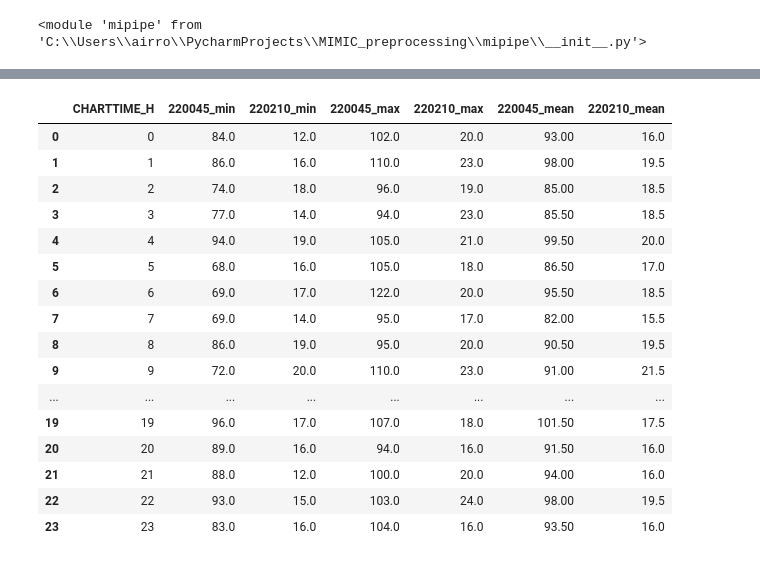
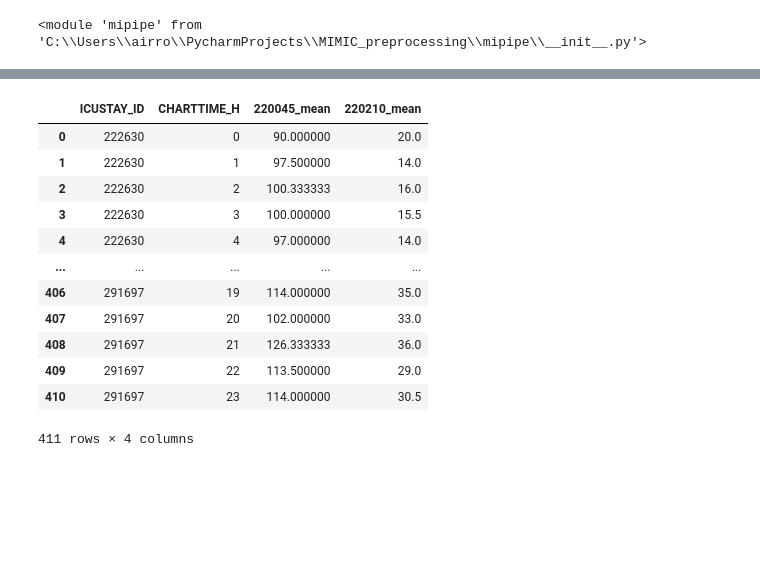
Before and after one commit to Harry-PARK/MIMIC_preprocessing, a Jupyter notebook: test.ipynb, the cells around one changed output, grey strips where cells are left out. Cells and saved outputs as stored; diff of their text form; code cells hidden in the pictures; blank space fills up the shorter version.

```diff
--- a/test.ipynb
+++ b/test.ipynb
@@ -1,8 +1,10 @@
 # %%
 import os
+
 import pandas as pd
+from sqlalchemy import create_engine
 
-import mipipe as mp
+import mipipe as mip
 
 # MySQL 데이터베이스 연결 정보
 username = 'root'
@@ -10,6 +12,6 @@ password = os.getenv('AIMED_PW')
 host = '172.28.8.103'
 port = '3306'  # 예: '3306'
 database = "MIMIC_III"
-db_engine = mp.DBConfig(username, password, host, port, database).engine
+db_engine = create_engine(f'mysql+pymysql://{username}:{password}@{host}:{port}/{database}')
 # %%
 from importlib import reload
@@ -73,5 +22,5 @@ dic
 # %%
-query = "SELECT * FROM CHARTEVENTS WHERE ICUSTAY_ID IN (228281.0);"
+query = "SELECT * FROM CHARTEVENTS LIMIT 10000;"
 icu_patient = pd.read_sql(query, db_engine)
 icu_patient
 # %% [output]
@@ -90,0 +40,3 @@ icu_patient
+# %%
+t1 = mip.group_variables(icu_patient)
+t1
@@ -91,24 +57,17 @@ icu_patient
 # %%
-
-
-
-icu_copy = icu_patient.copy()
-hourby_aggregate(icu_copy, [220210, 220045], min_=True, max_=True)
+t2 = mip.hour_aggregate(t1, [220210, 220045], ["mean"])
+t2
 # %% [output]
-|  | CHARTTIME_H | 220045_min | 220210_min | 220045_max | 220210_max | 220045_mean | 220210_mean |
-| 0 | 0 | 84.0 | 12.0 | 102.0 | 20.0 | 93.00 | 16.0 |
-| 1 | 1 | 86.0 | 16.0 | 110.0 | 23.0 | 98.00 | 19.5 |
-| 2 | 2 | 74.0 | 18.0 | 96.0 | 19.0 | 85.00 | 18.5 |
-| 3 | 3 | 77.0 | 14.0 | 94.0 | 23.0 | 85.50 | 18.5 |
-| 4 | 4 | 94.0 | 19.0 | 105.0 | 21.0 | 99.50 | 20.0 |
-| 5 | 5 | 68.0 | 16.0 | 105.0 | 18.0 | 86.50 | 17.0 |
-| 6 | 6 | 69.0 | 17.0 | 122.0 | 20.0 | 95.50 | 18.5 |
-| 7 | 7 | 69.0 | 14.0 | 95.0 | 17.0 | 82.00 | 15.5 |
-| 8 | 8 | 86.0 | 19.0 | 95.0 | 20.0 | 90.50 | 19.5 |
-| 9 | 9 | 72.0 | 20.0 | 110.0 | 23.0 | 91.00 | 21.5 |
-| ... | ... | ... | ... | ... | ... | ... | ... |
-| 19 | 19 | 96.0 | 17.0 | 107.0 | 18.0 | 101.50 | 17.5 |
-| 20 | 20 | 89.0 | 16.0 | 94.0 | 16.0 | 91.50 | 16.0 |
-| 21 | 21 | 88.0 | 12.0 | 100.0 | 20.0 | 94.00 | 16.0 |
-| 22 | 22 | 93.0 | 15.0 | 103.0 | 24.0 | 98.00 | 19.5 |
-| 23 | 23 | 83.0 | 16.0 | 104.0 | 16.0 | 93.50 | 16.0 |
+|  | ICUSTAY_ID | CHARTTIME_H | 220045_mean | 220210_mean |
+| 0 | 222630 | 0 | 90.000000 | 20.0 |
+| 1 | 222630 | 1 | 97.500000 | 14.0 |
+| 2 | 222630 | 2 | 100.333333 | 16.0 |
+| 3 | 222630 | 3 | 100.000000 | 15.5 |
+| 4 | 222630 | 4 | 97.000000 | 14.0 |
+| ... | ... | ... | ... | ... |
+| 406 | 291697 | 19 | 114.000000 | 35.0 |
+| 407 | 291697 | 20 | 102.000000 | 33.0 |
+| 408 | 291697 | 21 | 126.333333 | 36.0 |
+| 409 | 291697 | 22 | 113.500000 | 29.0 |
+| 410 | 291697 | 23 | 114.000000 | 30.5 |
+411 rows × 4 columns
```
Also changed, not shown: parts of 11 cells of this notebook, 5 other files.
